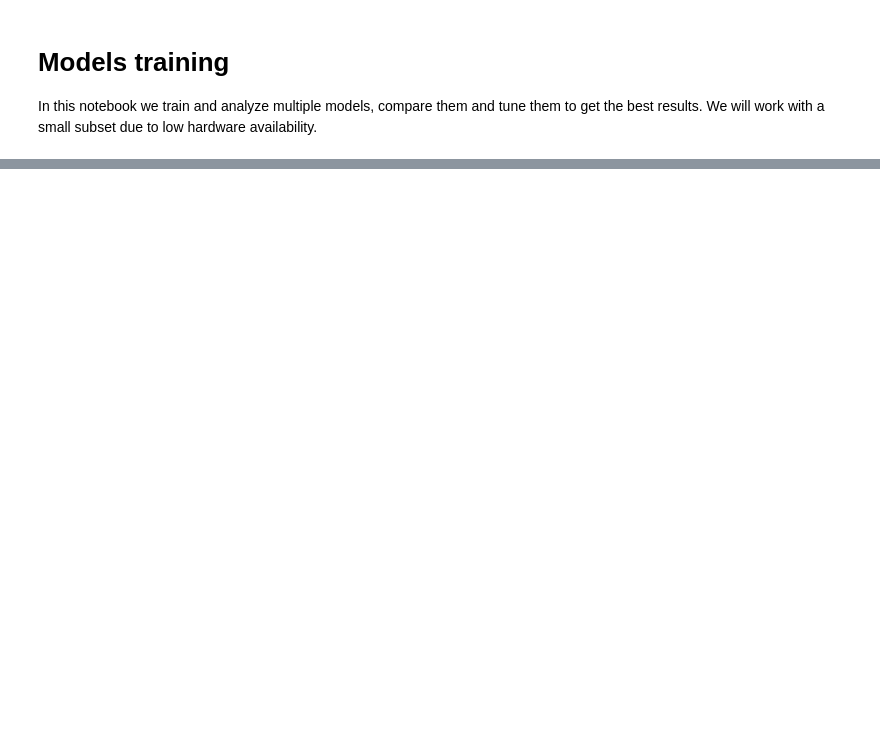
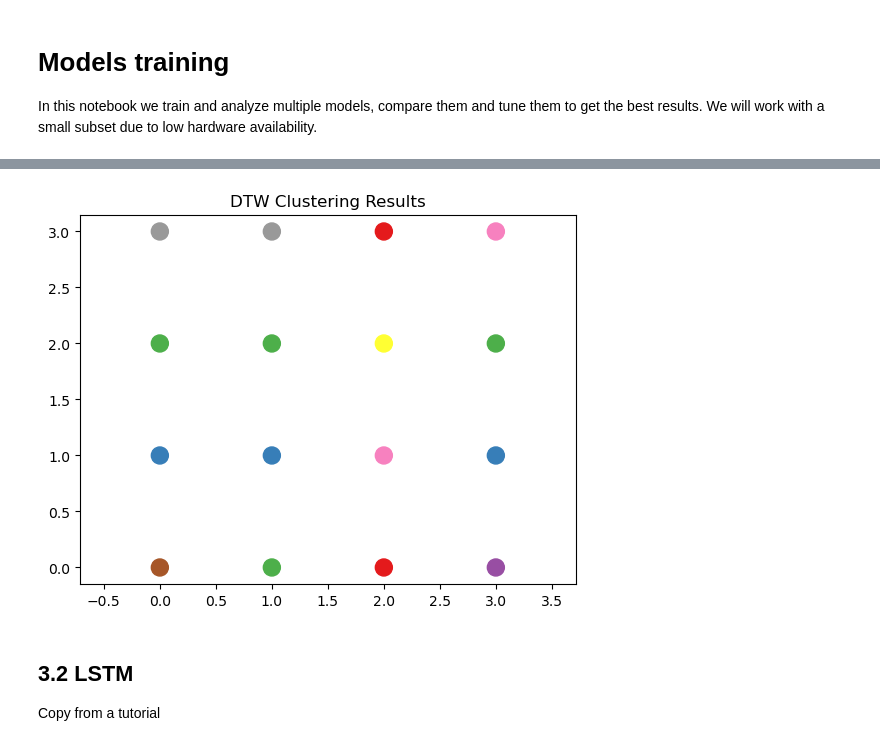
Before and after one commit to Oren93/sign_to_text, a Jupyter notebook: model_evaluation.ipynb, the cells around one changed output, grey strips where cells are left out. Cells and saved outputs as stored; diff of their text form; code cells hidden in the pictures; blank space fills up the shorter version.

Commit message:
Initializing LSTM

```diff
--- a/model_evaluation.ipynb
+++ b/model_evaluation.ipynb
@@ -275,0 +110,15 @@ print(words)
+# %%
+# Visualize the clustering results
+x = np.array([i for i in range(len(dtw_landmarks))])%int(len(dtw_landmarks)/4)
+y = [0] * int(len(dtw_landmarks)/4) + [1] * int(len(dtw_landmarks)/4) +[2] * int(len(dtw_landmarks)/4) + [3] * int(len(dtw_landmarks)/4)
+
+#plt.scatter(range(len(dtw_landmarks)), [0] * len(dtw_landmarks), c=cluster_labels, cmap='viridis')
+plt.scatter(x, y, c=cluster_labels, cmap='Set1', marker='o', s=150, alpha=1)
+plt.title('DTW Clustering Results')
+plt.axis('equal')
+plt.show()
+# %% [output]
+[figure, added]
+# %% [markdown]
+## 3.2 LSTM
+Copy from a tutorial
```
Also changed, not shown: parts of 23 cells of this notebook.
